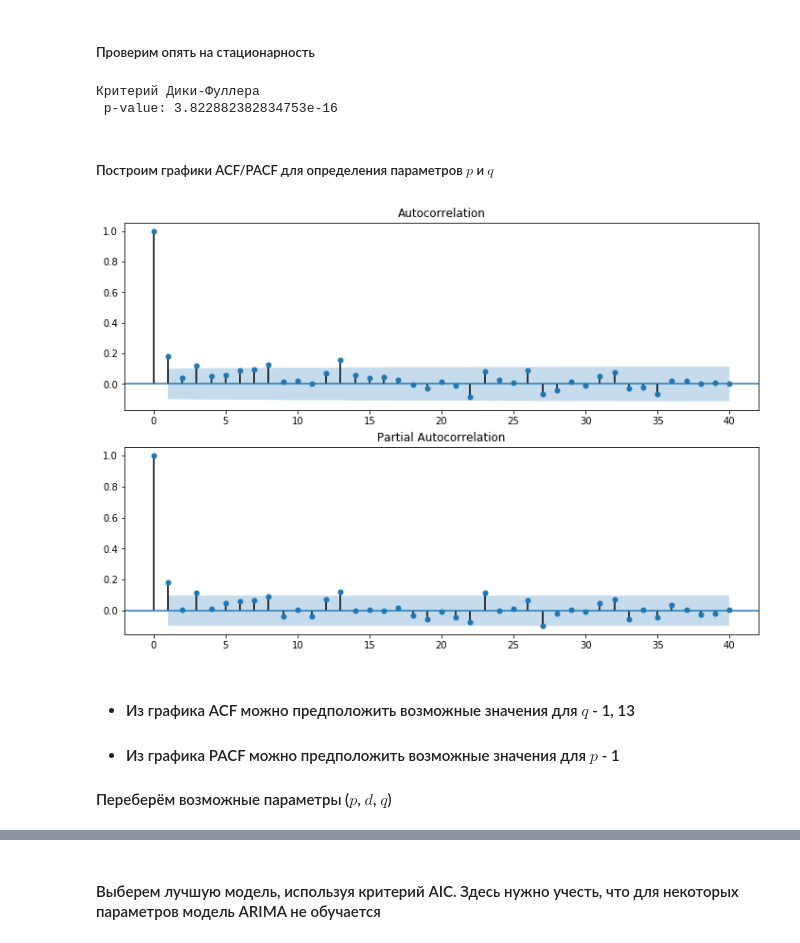
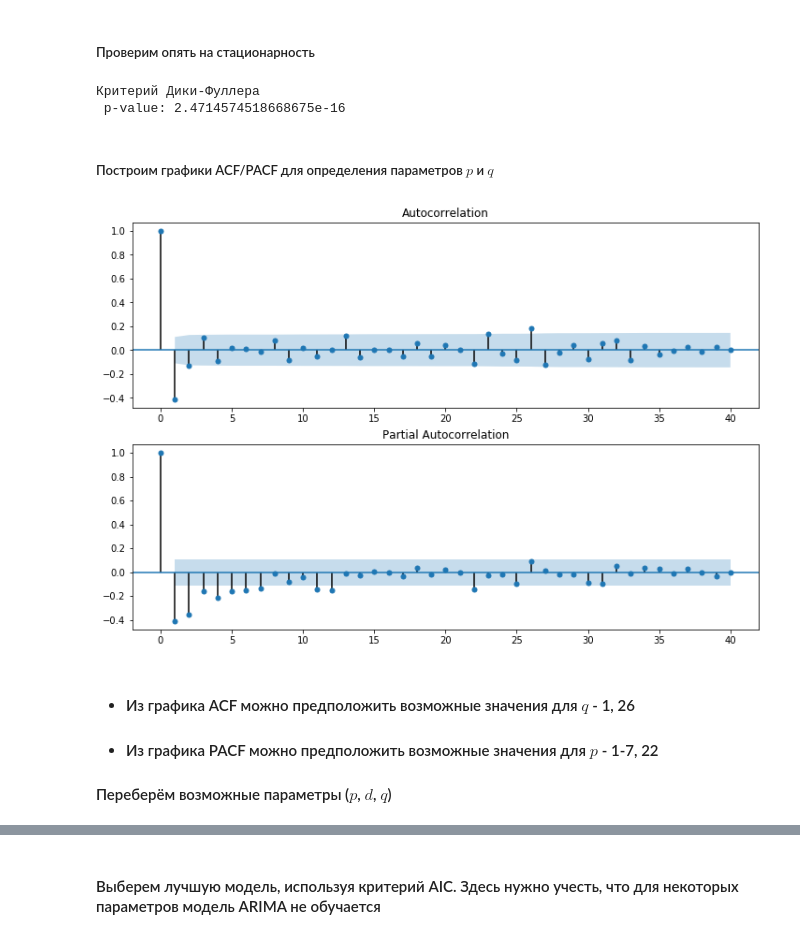
Before and after one commit to egdeliya/ml_mipt_2017, a Jupyter notebook: ml-mipt-part2/ARMA_ARIMA/Nurgalieva_496_task2.ipynb, the cells around one changed output, grey strips where cells are left out. Saved outputs shown, nothing was run; the diff lists cells and outputs as text; code cells hidden in the pictures.

```diff
--- a/ml-mipt-part2/ARMA_ARIMA/Nurgalieva_496_task2.ipynb
+++ b/ml-mipt-part2/ARMA_ARIMA/Nurgalieva_496_task2.ipynb
@@ -188,0 +243,2 @@ ts[my_item] = ts[my_item] + 10
+# %%
+train[my_item] = train[my_item] + vert_shift
@@ -214,0 +261,3 @@ ts_log.plot(figsize=(15, 5))
+# %%
+# логарифмируем
+train_log = deepcopy(train)
@@ -214,0 +266,3 @@ ts_log.plot(figsize=(15, 5))
+# %%
+train_log[my_item] = np.log(train_log)
+train_log.plot(figsize=(15, 5))
@@ -214,0 +272,4 @@ ts_log.plot(figsize=(15, 5))
+# %%
+# дифференцируем
+diff_train_log = (train_log  - train_log.shift(1))[1:]
+diff_train_log.plot(figsize=(15,6))
@@ -215,24 +279,24 @@ ts_log.plot(figsize=(15, 5))
 # %% [markdown]
 ##### Проверим опять на стационарность
 # %%
-stat_test = sm.tsa.adfuller(ts_log[my_item])
+stat_test = sm.tsa.adfuller(diff_train_log[my_item])
 print('Критерий Дики-Фуллера\n p-value: {}'.format(stat_test[1]))
 # %% [output]
 Критерий Дики-Фуллера
- p-value: 3.822882382834753e-16
+ p-value: 2.4714574518668675e-16
 # %% [markdown]
 ##### Построим графики ACF/PACF для определения параметров $p$ и $q$
 # %%
 fig = plt.figure(figsize=(12,8))
 ax = fig.add_subplot(211)
-fig = sm.graphics.tsa.plot_acf(ts_log.values.squeeze(), lags=40, ax=ax)
+fig = sm.graphics.tsa.plot_acf(diff_train_log.values.squeeze(), lags=40, ax=ax)
 ax = fig.add_subplot(212)
-fig = sm.graphics.tsa.plot_pacf(ts_log, lags=40, ax=ax)
+fig = sm.graphics.tsa.plot_pacf(diff_train_log, lags=40, ax=ax)
 # %% [output]
-[figure, old version]
+[figure, new version]
 # %% [markdown]
-* #### Из графика ACF можно предположить возможные значения для $q$ - 1, 13
-* #### Из графика PACF можно предположить возможные значения для $p$ - 1
+* #### Из графика ACF можно предположить возможные значения для $q$ - 1, 26
+* #### Из графика PACF можно предположить возможные значения для $p$ - 1-7, 22
 
 #### Переберём возможные параметры ($p$, $d$, $q$)
 # %%
```
Also changed, not shown: parts of 64 cells of this notebook, 4 other files.
